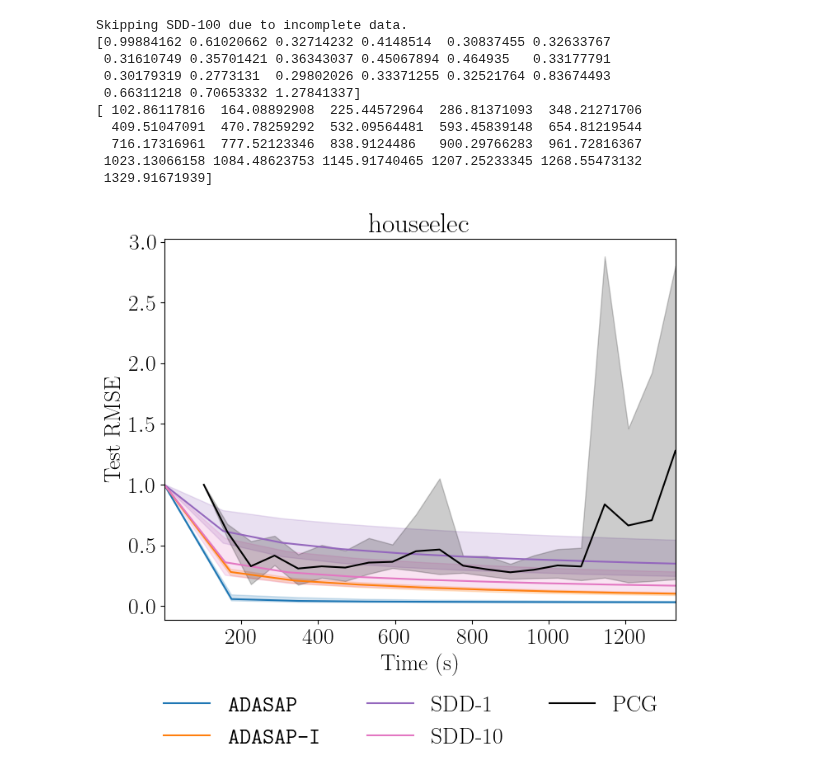
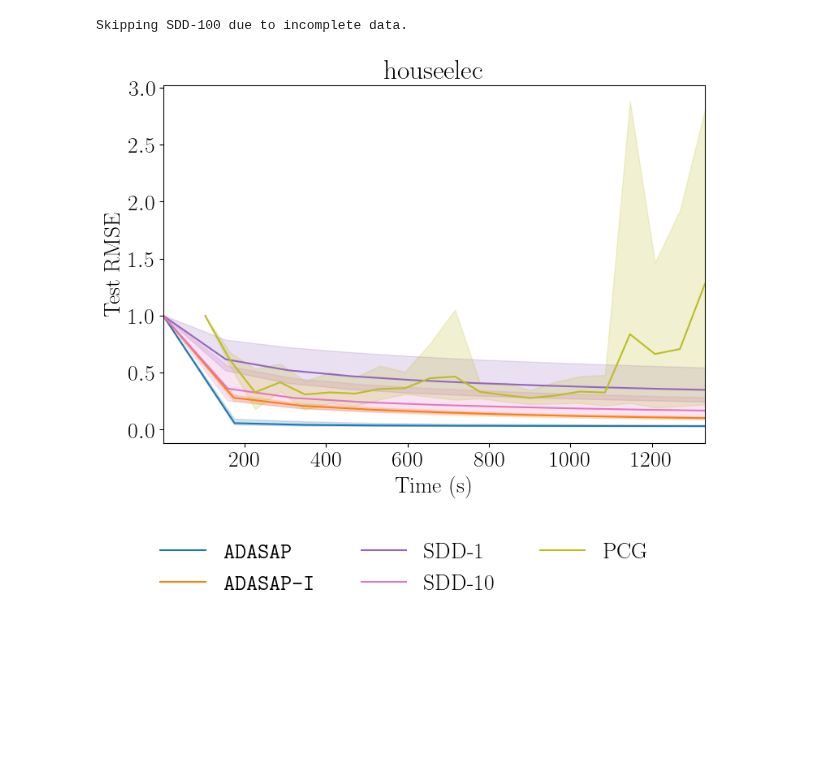
Before and after one commit to pratikrathore8/scalable_gp_inference, a Jupyter notebook: plotting/metrics.ipynb, the cells around one changed output. Drawn from its saved outputs; the diff is of its cells as text; code cells hidden in the pictures; blank space fills up the shorter version.

```diff
--- a/plotting/metrics.ipynb
+++ b/plotting/metrics.ipynb
@@ -97,7 +97,7 @@ class WandbRun:
         elif self.opt_name == "SDD-100":
             return "tab:brown"
         elif self.opt_name == "PCG":
-            return "k"
+            return "tab:olive"
         else:
             raise ValueError(f"Unknown optimizer name: {self.opt_name}")
 
@@ -257,40 +257,32 @@ for i, (opt_name, metric_data_list) in enumerate(list(metrics_dict.items())):
     # Plot the mean and bounds if the runs were all finished
     if mean_data.finished:
         x_axis = mean_data.get_plotting_x_axis(x_axis_name)
         ax.plot(x_axis, mean_data.metric_data, label=opt_name, color=colors_dict[opt_name])
         ax.fill_between(
             x_axis,
             lower_bound_data.metric_data,
             upper_bound_data.metric_data,
             color=colors_dict[opt_name],
             alpha=BOUND_FILL,
         )
 
         # Update xlims
         xlims = (min(xlims[0], x_axis[0]), max(xlims[1], x_axis[-1]))
 
         # Track the final time for the x-axis limit
         min_final_time = min(min_final_time, mean_data.get_final_time())
 
 # For time-based x-axis, set the second xlim to the minimum final time
 if x_axis_name == "time":
     xlims = (xlims[0], min_final_time)
 
 ax.set_xlim(xlims)
 ax.set_xlabel(X_AXIS_NAME_MAP[x_axis_name])
 ax.set_ylabel(metric_name)
 ax.set_title(dataset)
 fig.legend(**LEGEND_SPECS)
+plt.tight_layout()
 fig.show()
 # %% [output]
 Skipping SDD-100 due to incomplete data.
-[0.99884162 0.61020662 0.32714232 0.4148514  0.30837455 0.32633767
- 0.31610749 0.35701421 0.36343037 0.45067894 0.464935   0.33177791
- 0.30179319 0.2773131  0.29802026 0.33371255 0.32521764 0.83674493
- 0.66311218 0.70653332 1.27841337]
-[ 102.86117816  164.08892908  225.44572964  286.81371093  348.21271706
-  409.51047091  470.78259292  532.09564481  593.45839148  654.81219544
-  716.17316961  777.52123346  838.9124486   900.29766283  961.72816367
- 1023.13066158 1084.48623753 1145.91740465 1207.25233345 1268.55473132
- 1329.91671939]
-[figure, old version]
+[figure, new version]
```
Also changed, not shown: parts of 1 cell of this notebook.
